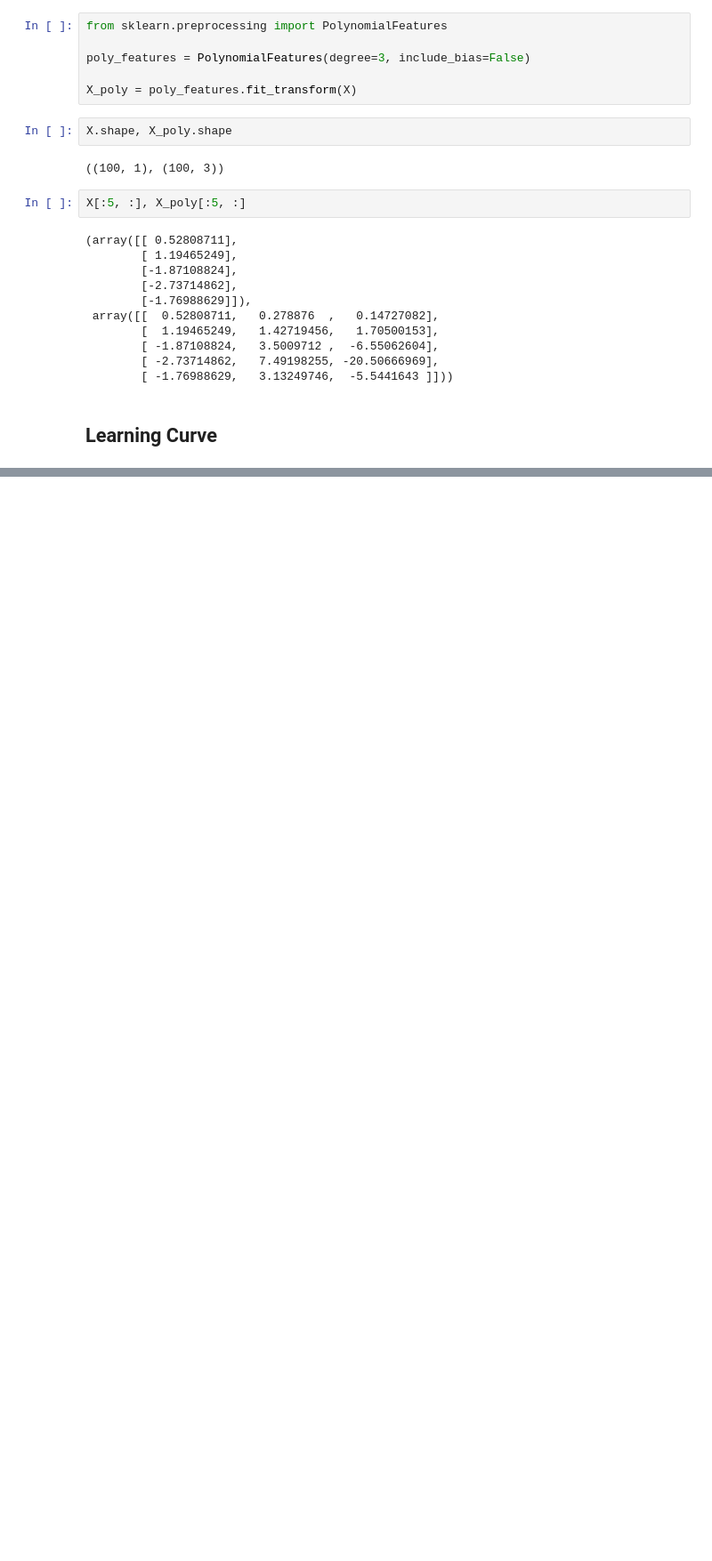
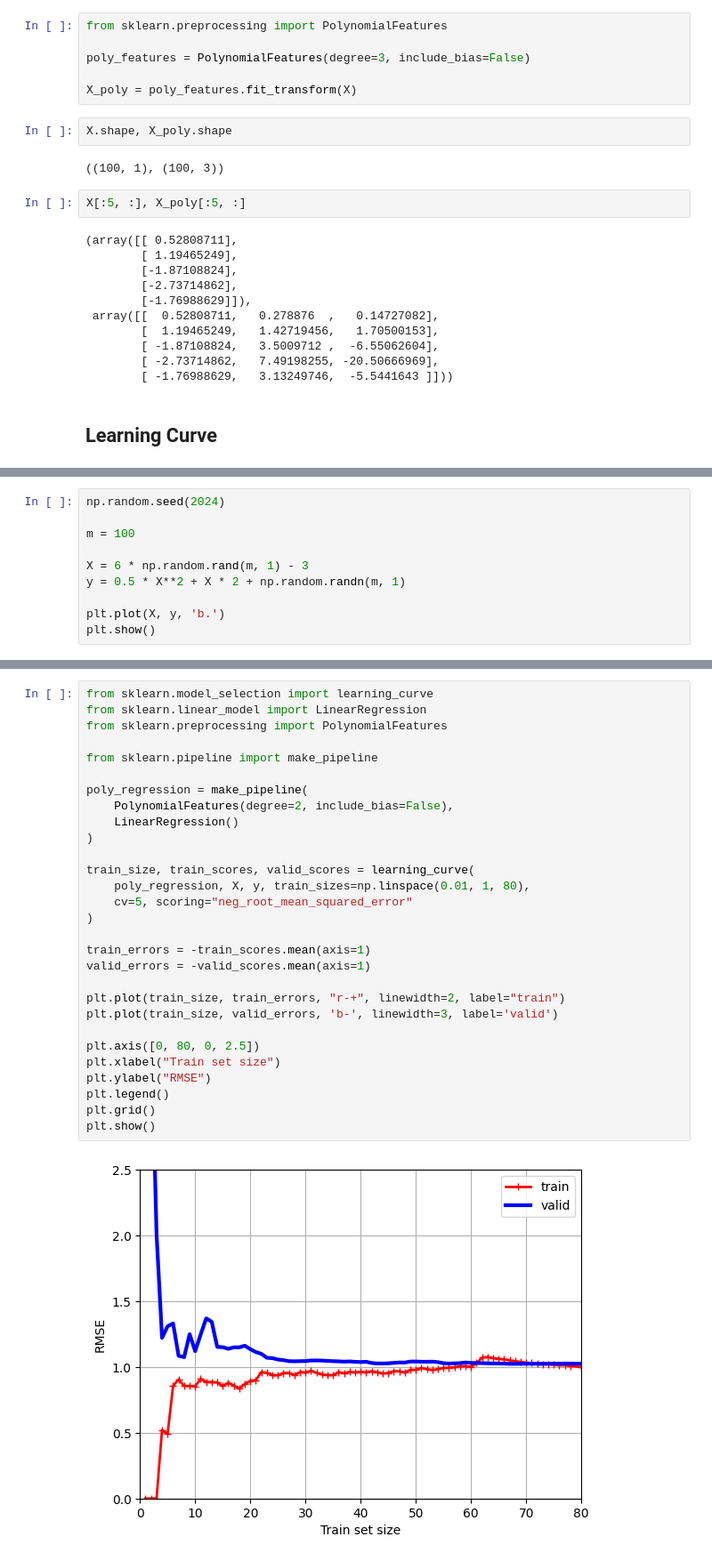
Before and after one commit to nanpiyaporn/641ABI, a Jupyter notebook: Topic 3_linear Reg modelinge training/1_learning_curve.ipynb, the cells around one changed output, grey strips where cells are left out. Shown at 89% size. Saved outputs shown, nothing was run; the diff lists cells and outputs as text; blank space fills up the shorter version.

```diff
--- a/Topic 3_linear Reg modelinge training/1_learning_curve.ipynb
+++ b/Topic 3_linear Reg modelinge training/1_learning_curve.ipynb
@@ -163,0 +152,10 @@ plt.show()
+# %%
+np.random.seed(2024)
+
+m = 100
+
+X = 6 * np.random.rand(m, 1) - 3
+y = 0.5 * X**2 + X * 2 + np.random.randn(m, 1)
+
+plt.plot(X, y, 'b.')
+plt.show()
@@ -163,0 +164,31 @@ plt.show()
+# %%
+from sklearn.model_selection import learning_curve
+from sklearn.linear_model import LinearRegression
+from sklearn.preprocessing import PolynomialFeatures
+
+from sklearn.pipeline import make_pipeline
+
+poly_regression = make_pipeline(
+    PolynomialFeatures(degree=2, include_bias=False),
+    LinearRegression()
+)
+
+train_size, train_scores, valid_scores = learning_curve(
+    poly_regression, X, y, train_sizes=np.linspace(0.01, 1, 80),
+    cv=5, scoring="neg_root_mean_squared_error"
+)
+
+train_errors = -train_scores.mean(axis=1)
+valid_errors = -valid_scores.mean(axis=1)
+
+plt.plot(train_size, train_errors, "r-+", linewidth=2, label="train")
+plt.plot(train_size, valid_errors, 'b-', linewidth=3, label='valid')
+
+plt.axis([0, 80, 0, 2.5])
+plt.xlabel("Train set size")
+plt.ylabel("RMSE")
+plt.legend()
+plt.grid()
+plt.show()
+# %% [output]
+[figure, added]
```
Also changed, not shown: parts of 8 cells of this notebook, 2 other files.
